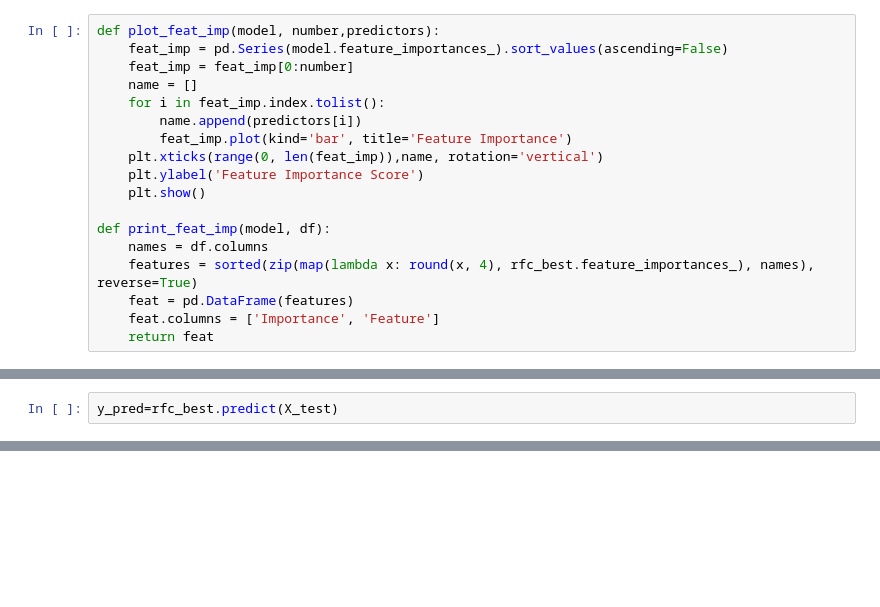
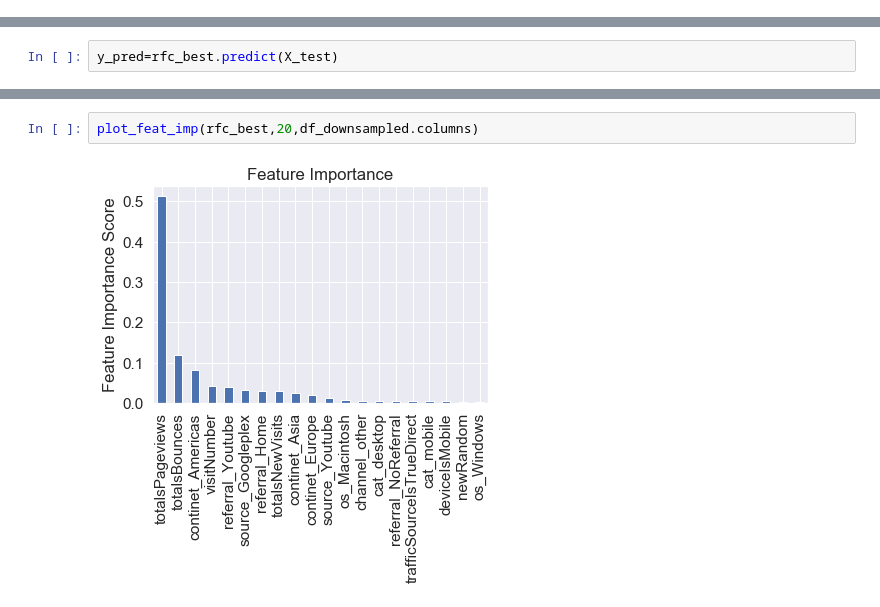
Before and after one commit to paulagual/ProjectIronhack, a Jupyter notebook: 5-1.Model_Selection.ipynb, the cells around one changed output, grey strips where cells are left out. Drawn from its saved outputs; the diff is of its cells as text; blank space fills up the shorter version.

Commit message:
First functioning model

```diff
--- a/5-1.Model_Selection.ipynb
+++ b/5-1.Model_Selection.ipynb
@@ -204,18 +218,0 @@ array([3.94619344e-04, 5.82297562e-04, 1.95367465e-02, 1.17737935e-04,
-# %%
-def plot_feat_imp(model, number,predictors):
-    feat_imp = pd.Series(model.feature_importances_).sort_values(ascending=False)
-    feat_imp = feat_imp[0:number]
-    name = []
-    for i in feat_imp.index.tolist():
-        name.append(predictors[i])
-        feat_imp.plot(kind='bar', title='Feature Importance')
-    plt.xticks(range(0, len(feat_imp)),name, rotation='vertical')
-    plt.ylabel('Feature Importance Score')
-    plt.show()
-
-def print_feat_imp(model, df):
-    names = df.columns
-    features = sorted(zip(map(lambda x: round(x, 4), rfc_best.feature_importances_), names), reverse=True)
-    feat = pd.DataFrame(features)
-    feat.columns = ['Importance', 'Feature']
-    return feat
@@ -359,0 +304,4 @@ plot_confusion_matrix(y_test, y_pred, classes=class_names, normalize=True,
+# %%
+plot_feat_imp(rfc_best,20,df_downsampled.columns)
+# %% [output]
+[figure, added]
```
Also changed, not shown: parts of 28 cells of this notebook, 5 other files.
